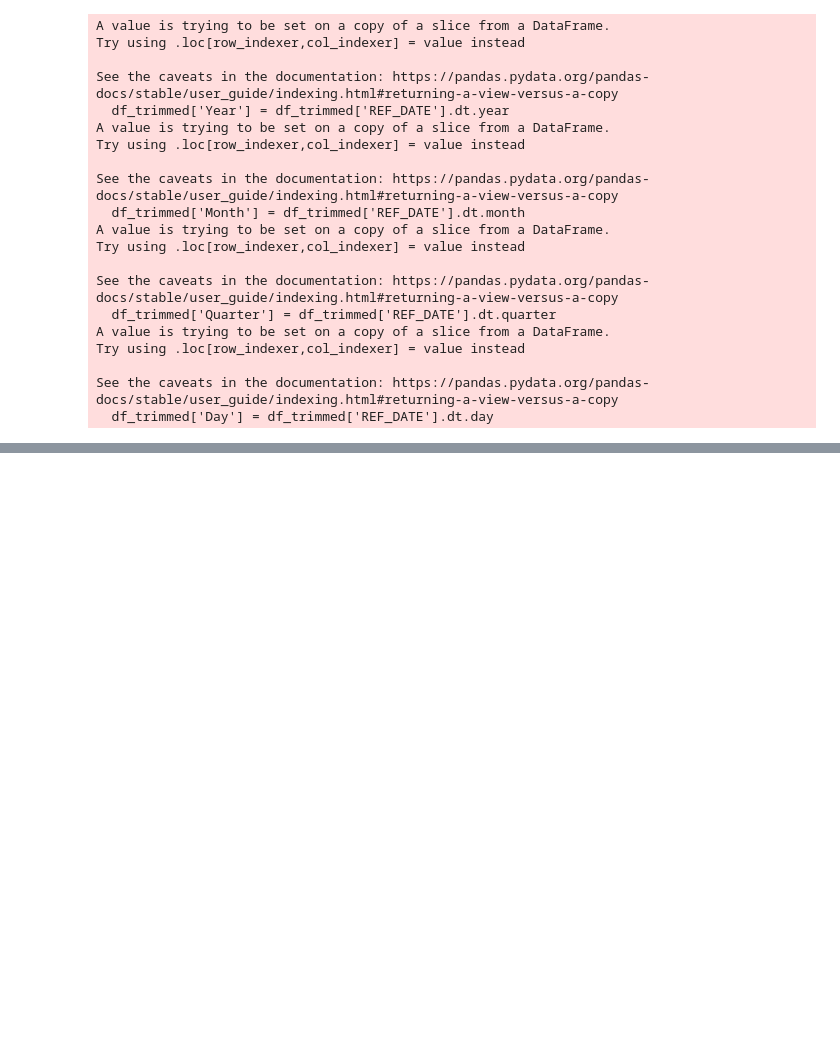
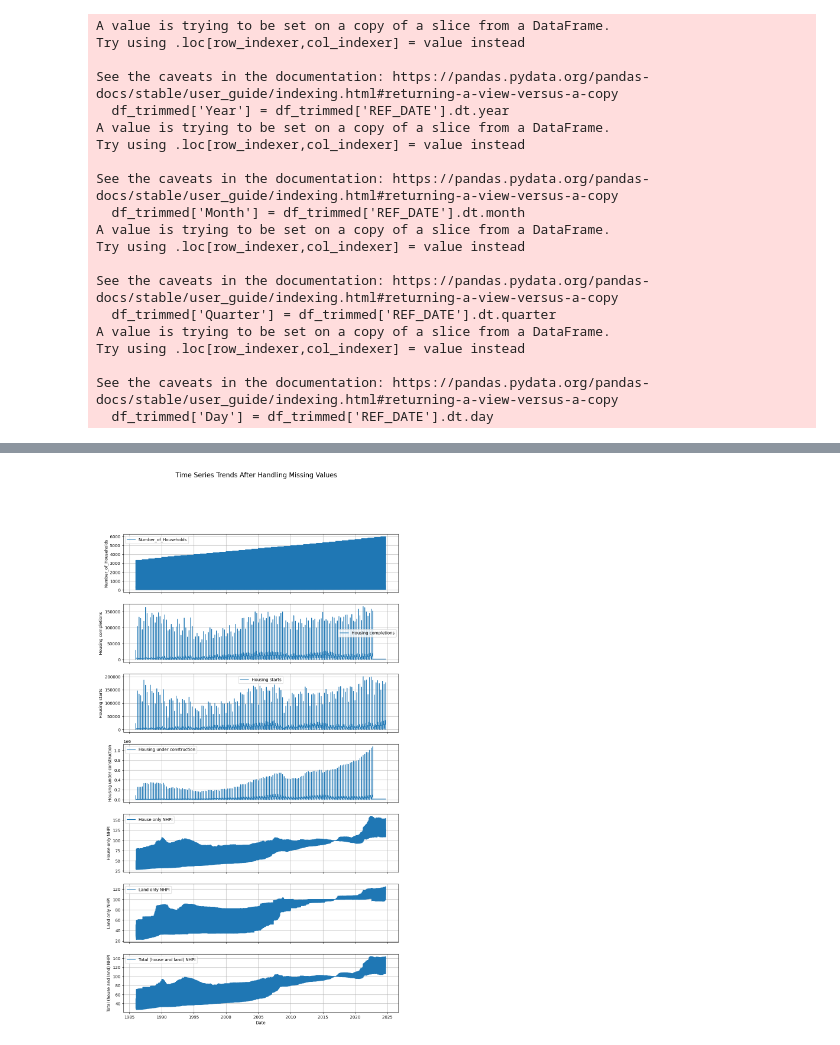
Before and after one commit to noob-noob1/IRCC_Project, a Jupyter notebook: machine learning/preparing the data.ipynb, the cells around one changed output, grey strips where cells are left out. Cells and saved outputs as stored; diff of their text form; code cells hidden in the pictures; blank space fills up the shorter version.

```diff
--- a/machine learning/preparing the data.ipynb
+++ b/machine learning/preparing the data.ipynb
@@ -144,3 +309,17 @@ See the caveats in the documentation: https://pandas.pydata.org/pandas-docs/stab
+# %%
+fig, axes = plt.subplots(len(lag_columns), 1, figsize=(12, 3 * len(lag_columns)), sharex=True)
+fig.suptitle("Time Series Trends After Handling Missing Values", fontsize=16)
+
+for i, col in enumerate(lag_columns):
+    axes[i].plot(df_trimmed['REF_DATE'], df_trimmed[col], label=col, color='tab:blue')
+    axes[i].set_ylabel(col)
+    axes[i].legend()
+    axes[i].grid()
+
+plt.xlabel("Date")
+plt.show()
+# %% [output]
+[figure, added]
 # %%
 df_trimmed.head()
 # %% [output]
```
Also changed, not shown: parts of 16 cells of this notebook.
